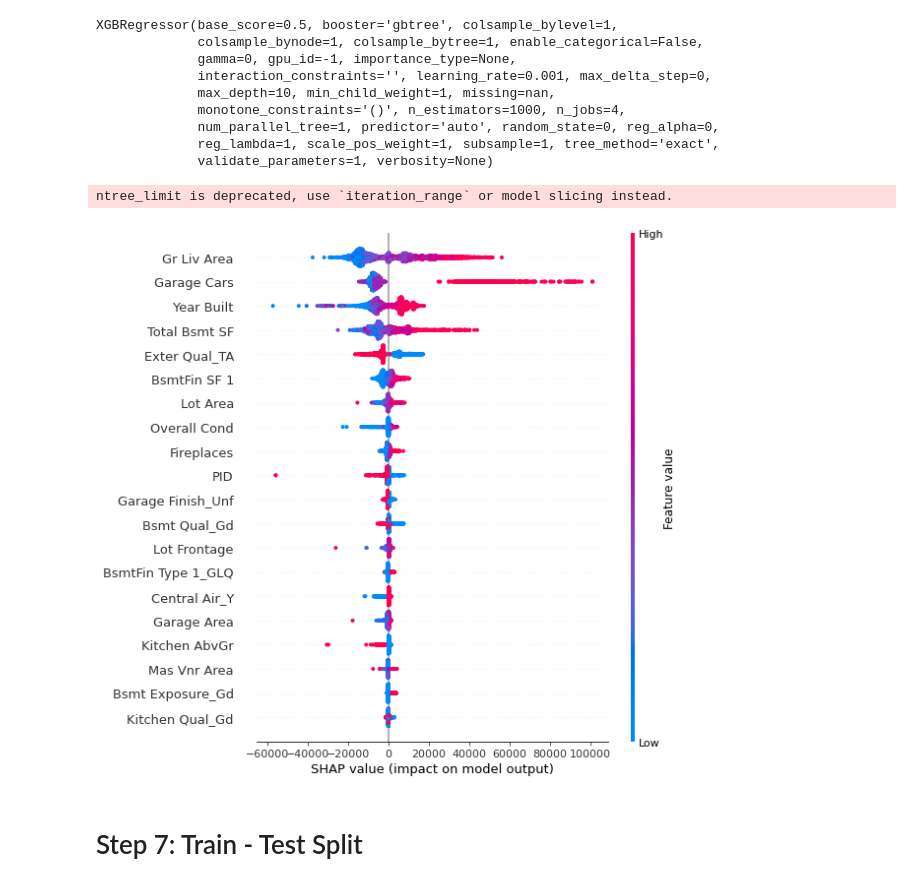
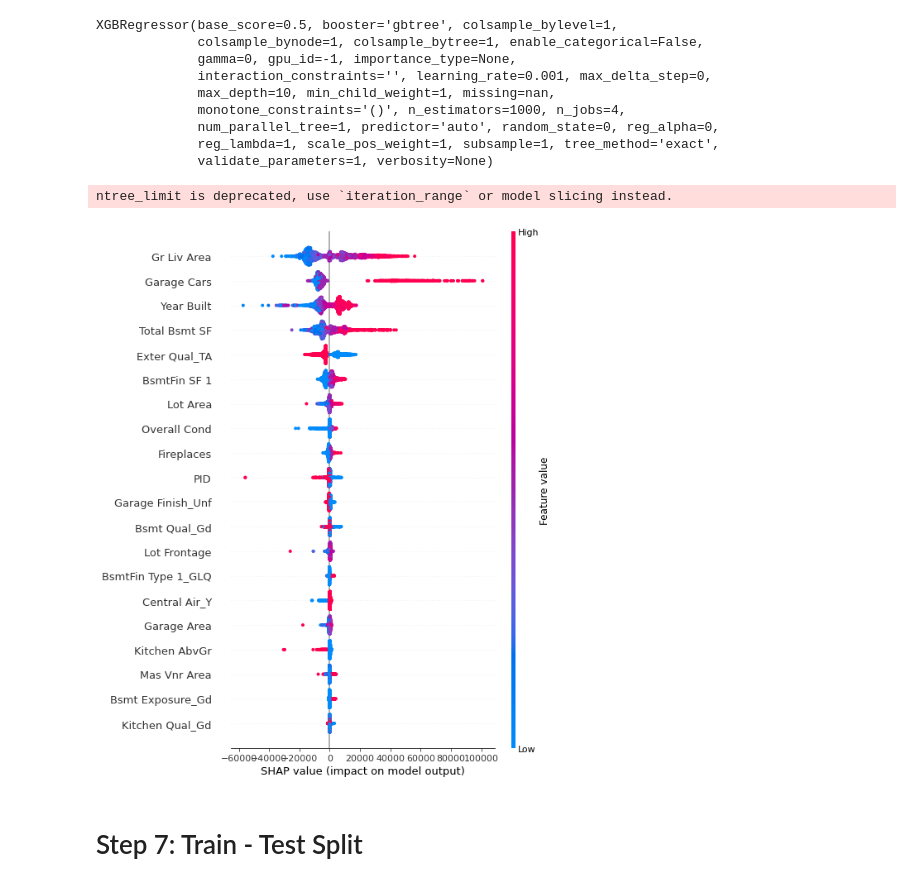
Before and after one commit to andrewseal/springboard, a Jupyter notebook: AMS.Ames.Housing.Modeling.ipynb, the cells around one changed output. Saved outputs shown, nothing was run; the diff lists cells and outputs as text; code cells hidden in the pictures.

```diff
--- a/AMS.Ames.Housing.Modeling.ipynb
+++ b/AMS.Ames.Housing.Modeling.ipynb
@@ -388,11 +384,17 @@ XGBRegressor(base_score=0.5, booster='gbtree', colsample_bylevel=1,
 # %%
 explainer = shap.TreeExplainer(model)
 shap_values = explainer.shap_values(X)
 
-shap.summary_plot(shap_values, features=X, feature_names=X.columns)
+shap.summary_plot(shap_values, features=X, feature_names=X.columns, show = False)
+f = plt.gcf()
+plt.tight_layout()
+plt.savefig("Shap.png")
+
+
+#plt.show()
 # %% [output]
 ntree_limit is deprecated, use `iteration_range` or model slicing instead.
-[figure, old version]
+[figure, new version]
 # %%
 key_features = ['Gr Liv Area', 'Garage Cars', 'Year Built', 'Total Bsmt SF', 'Exter Qual_TA', 'BsmtFin SF 1', 'Lot Area', 'Overall Cond', 'PID', 'Fireplaces', 'Bsmt Qual_Gd', 'Garage Area', 'Garage Finish_Unf', 'Lot Frontage', 'Mas Vnr Area', 'Open Porch SF', 'Fireplace Qu_Gd', 'Wood Deck SF', 'Central Air_Y', 'Bsmt Exposure_Gd']
 # %%
```
Also changed, not shown: parts of 34 cells of this notebook.
